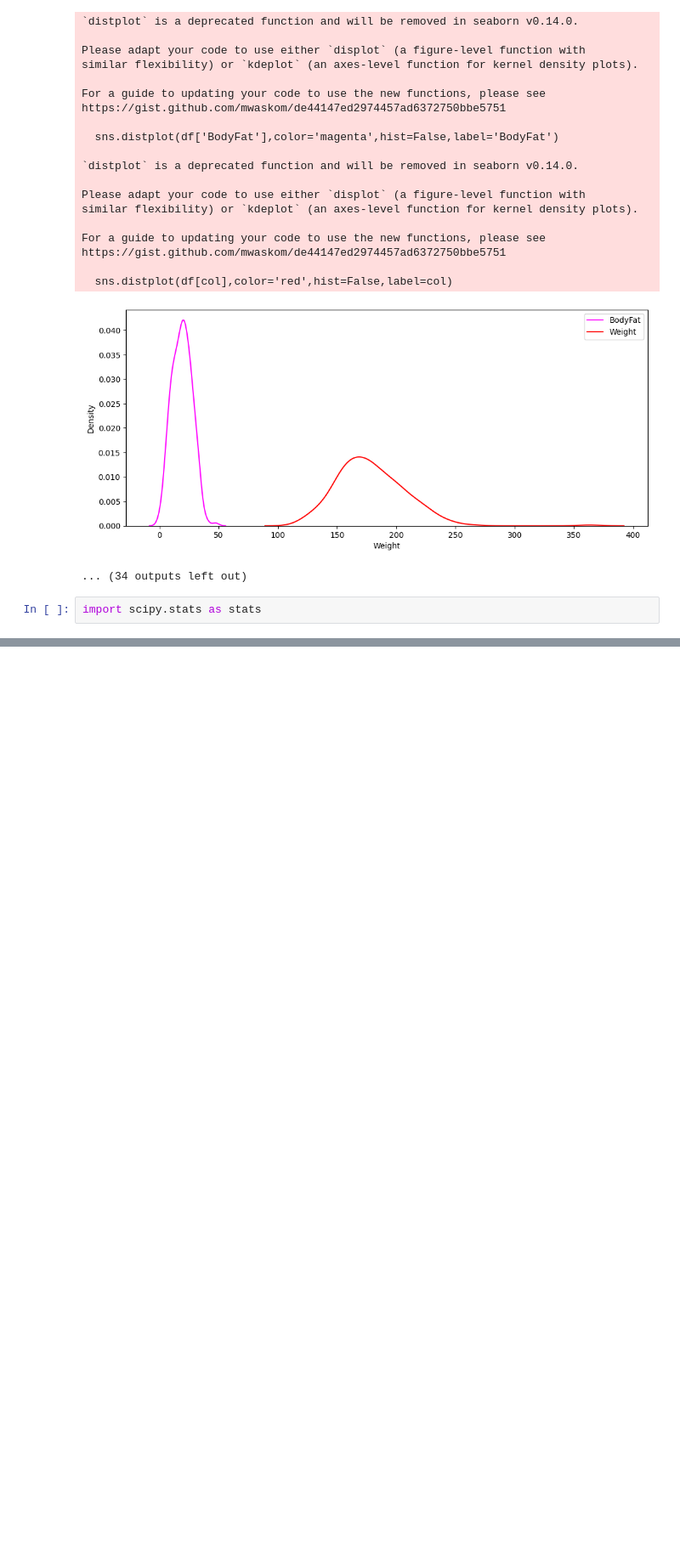
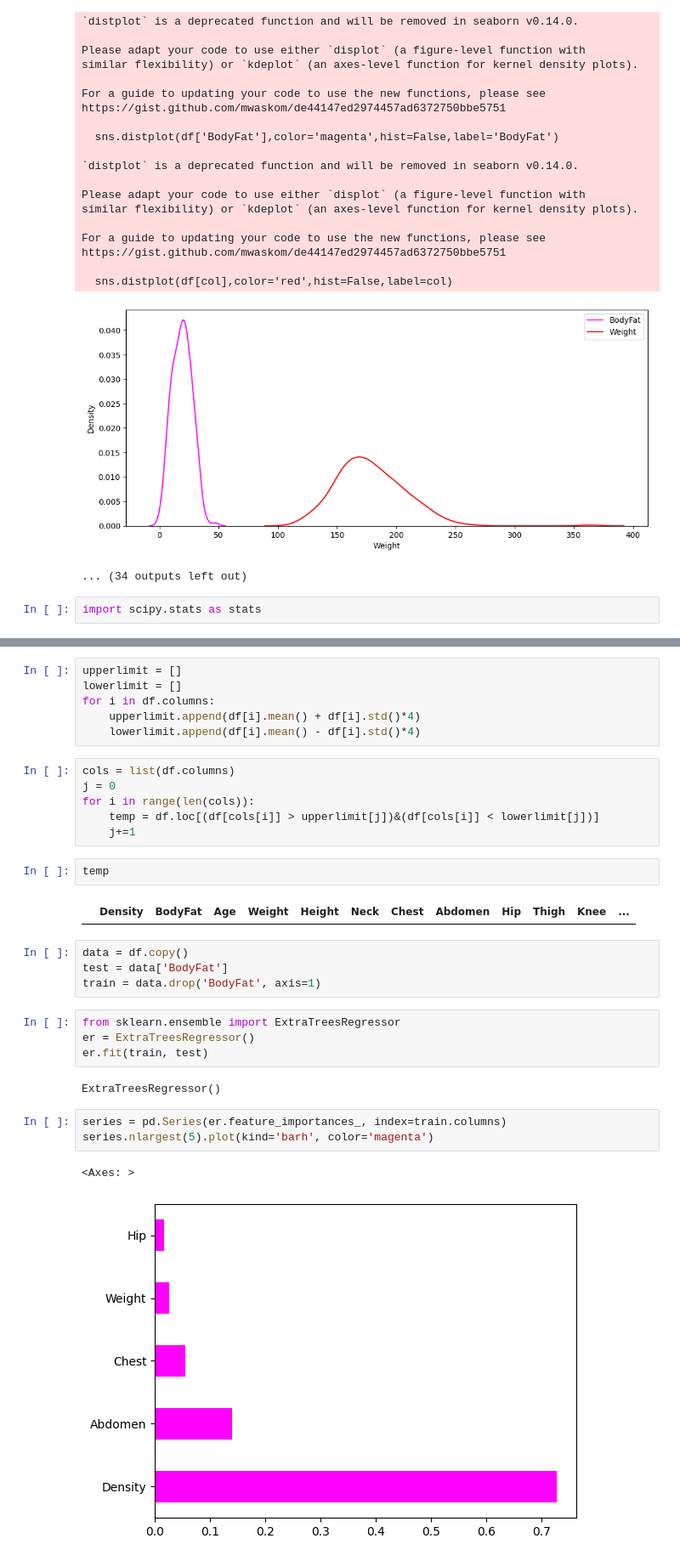
Before and after one commit to ttbontra/body-fat-estimator, a Jupyter notebook: body_fat_prediction.ipynb, the cells around one changed output, grey strips where cells are left out. Shown at 85% size. Drawn from its saved outputs; the diff is of its cells as text; blank space fills up the shorter version.

Commit message:
add model and training

```diff
--- a/body_fat_prediction.ipynb
+++ b/body_fat_prediction.ipynb
@@ -180 +182,33 @@ Plots for Neck feature is shown below
 ... (19 outputs left out)
+# %%
+upperlimit = []
+lowerlimit = []
+for i in df.columns:
+    upperlimit.append(df[i].mean() + df[i].std()*4)
+    lowerlimit.append(df[i].mean() - df[i].std()*4)
+# %%
+cols = list(df.columns)
+j = 0
+for i in range(len(cols)):
+    temp = df.loc[(df[cols[i]] > upperlimit[j])&(df[cols[i]] < lowerlimit[j])]
+    j+=1
+# %%
+temp
+# %% [output]
+|  | Density | BodyFat | Age | Weight | Height | Neck | Chest | Abdomen | Hip | Thigh | Knee | ... |
+# %%
+data = df.copy()
+test = data['BodyFat']
+train = data.drop('BodyFat', axis=1)
+# %%
+from sklearn.ensemble import ExtraTreesRegressor
+er = ExtraTreesRegressor()
+er.fit(train, test)
+# %% [output]
+ExtraTreesRegressor()
+# %%
+series = pd.Series(er.feature_importances_, index=train.columns)
+series.nlargest(5).plot(kind='barh', color='magenta')
+# %% [output]
+<Axes: >
+[figure, added]
```
Also changed, not shown: parts of 11 cells of this notebook.
